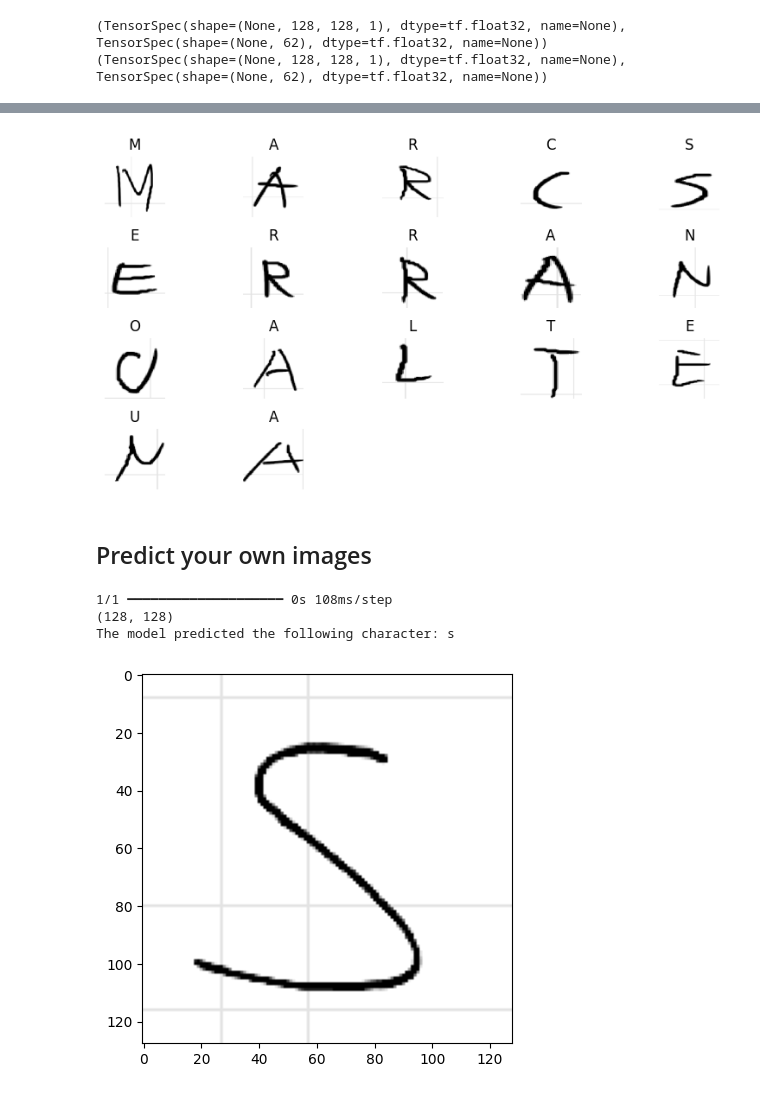
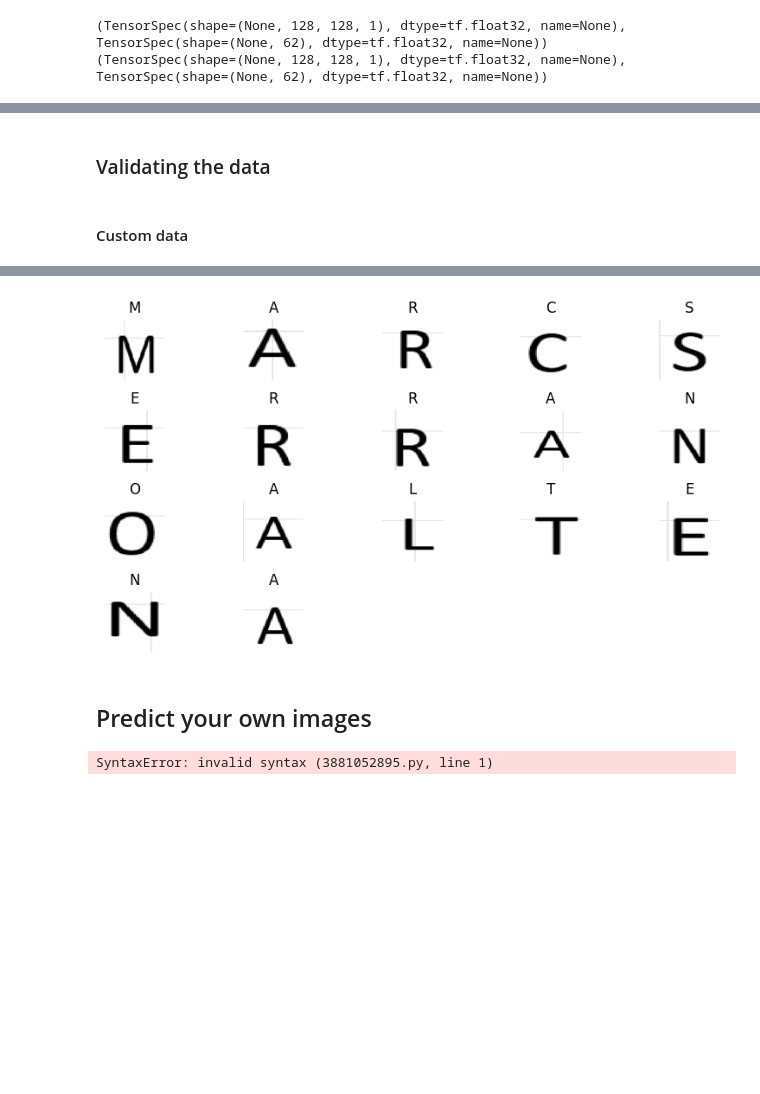
Before and after one commit to M-Serrano-Altena/Math-Image-Recognition, a Jupyter notebook: Own Notebooks/char-recognition-double-english.ipynb, the cells around one changed output, grey strips where cells are left out. Drawn from its saved outputs; the diff is of its cells as text; code cells hidden in the pictures; blank space fills up the shorter version.

```diff
--- a/Own Notebooks/char-recognition-double-english.ipynb
+++ b/Own Notebooks/char-recognition-double-english.ipynb
@@ -316,3 +330,5 @@ def plot_n_images(X, y, n=10, row_spacing=0.5):
+# %% [markdown]
+### Validating the data
 # %%
 from sklearn.metrics import accuracy_score
 
@@ -323,6 +339,8 @@ if history is not None:
 from string import ascii_lowercase, ascii_uppercase
 alphabet_plus = "0123456789" + ascii_uppercase + ascii_lowercase
 label_map = {i: alphabet_plus[i] for i in range(len(alphabet_plus))}
+# %% [markdown]
+#### Custom data
 # %%
 base_dir_path = "../Images characters"
 
@@ -338,7 +356,7 @@ img_path_drawn_zero = os.path.join(base_dir_path, "drawn_zero.png")
 img_path_drawn_M_close = os.path.join(base_dir_path, "M_handwritten_close.png")
 img_path_drawn_M_far = os.path.join(base_dir_path, "M_handwritten_far.png")
 # %%
-path = dir_path_handwritten_upper
+path = dir_path_typed_upper # Change to use a different directory/image
 processed_images = load_and_preprocess_images_from_dir(path, target_size=(128, 128), grayscale=True, inverse=inverse)
 # processed_image = np.array([X_test[2]])
 
@@ -359,5 +377,9 @@ plot_n_images(processed_images, predicted_classes, n=17, row_spacing=0.5)
 (17, 128, 128, 1) (17,)
-[figure, old version]
+[figure, new version]
 # %% [markdown]
 ## Predict your own images
+# %%
+You can add your own images of (handwritten) characters to see how the model performs.
+# %% [output]
+SyntaxError: invalid syntax (3881052895.py, line 1)
 # %%
@@ -367,7 +390,7 @@ img_path_handwritten_S_far = os.path.join(base_dir_path, "handwritten_S_far.jpg"
 
 img_path_custom = os.path.join(base_dir_path, "S.png")
 # %%
-img_path = img_path_custom
+img_path = img_path_handwritten_S_black # Change the path to your image
 
 processed_image = load_and_preprocess_image(img_path, target_size=(128, 128), grayscale=True, inverse=inverse)
 prediction = model.predict(processed_image)
@@ -377,8 +400,3 @@ processed_image = np.squeeze(processed_image, axis=(0, -1))
 print(processed_image.shape)
 plt.imshow(processed_image, cmap='gray')
 print(f"The model predicted the following character: {label_map[predicted_label]}")
-# %% [output]
-1/1 ━━━━━━━━━━━━━━━━━━━━ 0s 108ms/step
-(128, 128)
-The model predicted the following character: s
-[figure, removed]
```
Also changed, not shown: parts of 14 cells of this notebook.
